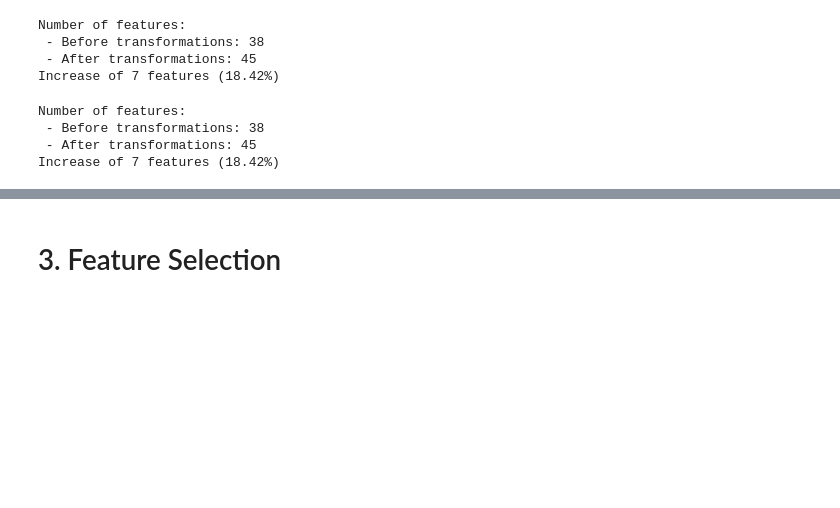
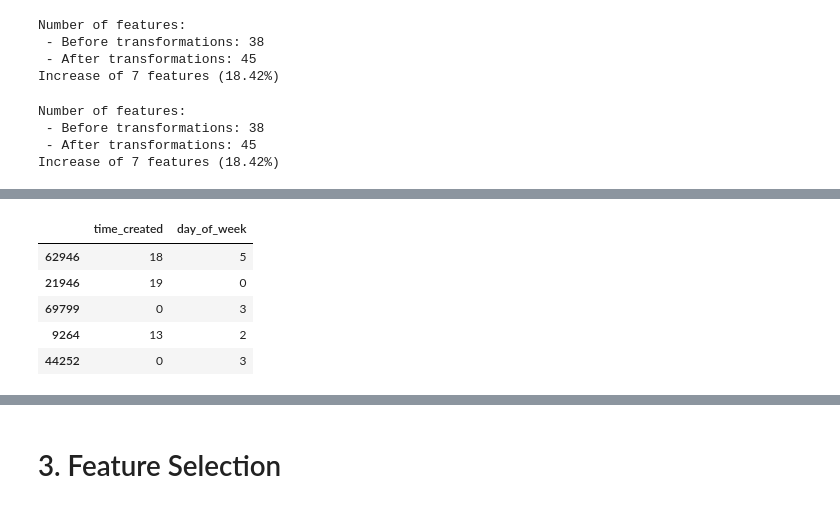
Before and after one commit to MLsound/mercadolibre-new-used-prediction, a Jupyter notebook: EDA.ipynb, the cells around one changed output, grey strips where cells are left out. Cells and saved outputs as stored; diff of their text form; code cells hidden in the pictures; blank space fills up the shorter version.

```diff
--- a/EDA.ipynb
+++ b/EDA.ipynb
@@ -925,0 +951,9 @@ Increase of 7 features (18.42%)
+# %%
+test_df[['time_created','day_of_week']].sample(5)  # Display a sample of the transformed test data
+# %% [output]
+|  | time_created | day_of_week |
+| 62946 | 18 | 5 |
+| 21946 | 19 | 0 |
+| 69799 | 0 | 3 |
+| 9264 | 13 | 2 |
+| 44252 | 0 | 3 |
```
Also changed, not shown: parts of 25 cells of this notebook, 3 other files.
